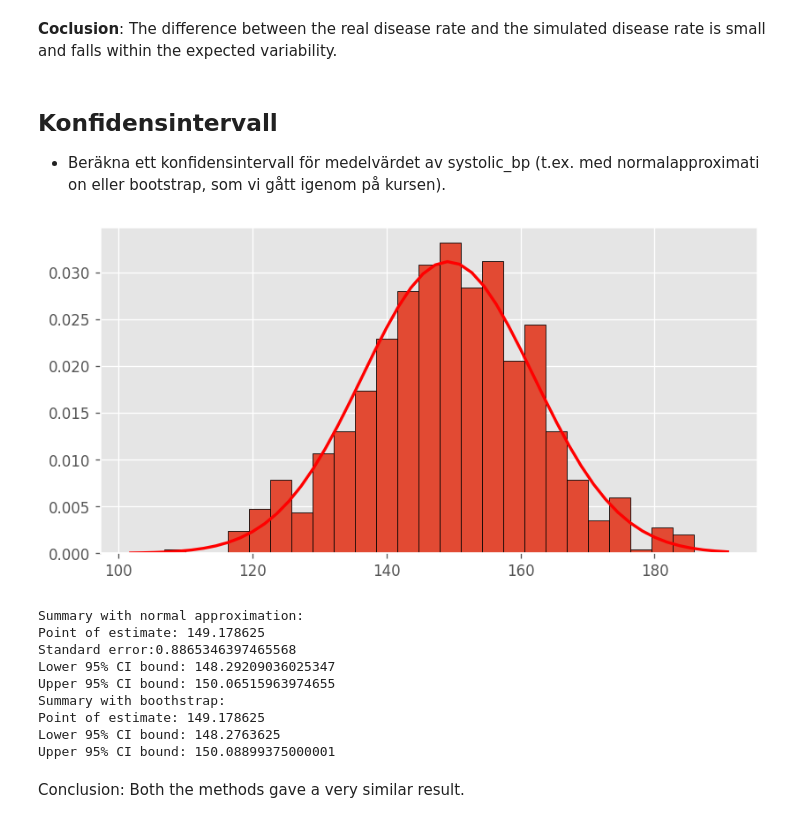
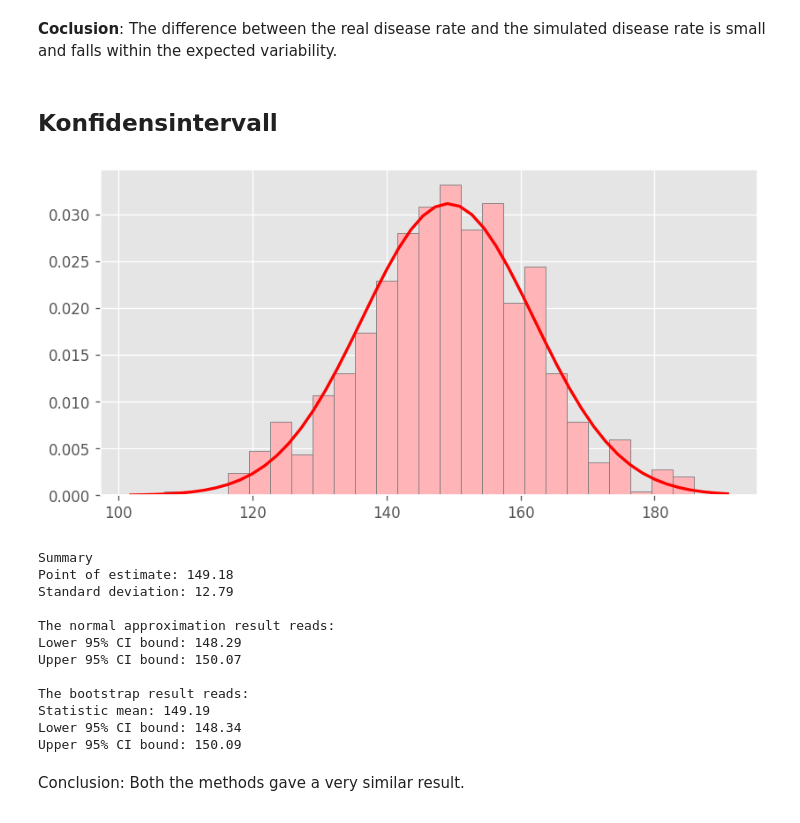
Before and after one commit to IreneGrisenti/health_study_project, a Jupyter notebook: notebook/health_analysis_part1.ipynb, the cells around one changed output. Cells and saved outputs as stored; diff of their text form; code cells hidden in the pictures.

```diff
--- a/notebook/health_analysis_part1.ipynb
+++ b/notebook/health_analysis_part1.ipynb
@@ -72,26 +72,29 @@ median  50.000   73.200  171.350      149.400        4.970
 min     18.000   33.700  144.400      106.800        2.500
 max     90.000  114.400  200.400      185.900        7.880
 # %%
+#ggplot palette: ['#E24A33', '#348ABD', '#988ED5', '#777777', '#FBC15E', '#8EBA42', '#FFB5B8']
+
 # Histogram: åldersfördelning efter kön
 fig1, (ax1, ax2) = plt.subplots(1, 2)
 fig1.suptitle("Understanding sample population", fontsize=17)
 
 for s, subset in df.groupby("sex"):
-    ax1.hist(subset["age"], bins=20, label=f"{s}", alpha=0.4)
+    ax1.hist(subset["age"], edgecolor="#777777", bins=20, label=f"{s}", alpha=0.4)
 ax1.set_title("Age distribution per gender")
 ax1.set_xlabel("Age")
-ax1.set_ylabel("Count")
+ax1.set_ylabel("Frequence")
 ax1.legend()
 
 # Stapeldiagram: andel rökare
 smoker_per = (df["smoker"].value_counts() / df["smoker"].count()) * 100
 
-ax2.bar(smoker_per.index, smoker_per.values, width=0.7, alpha=0.7)
+ax2.bar(smoker_per.index, smoker_per.values,
+        color="#FBC15E", width=0.7, alpha=0.7)
 ax2.set_title("Non-Smokers vs Smokers")
 ax2.set_xlabel("Smokers")
 ax2.set_ylabel("%")
 for i, v in enumerate(smoker_per.values):
-    ax2.text(i, v + 1, f"{v:.1f}%", ha='center')
+    ax2.text(i, v + 1, f"{v:.1f}%", ha="center")
 plt.tight_layout()
 plt.show()
 
@@ -100,7 +103,7 @@ fig2, (ax3, ax4) = plt.subplots(1, 2)
 fig2.suptitle("Checking health metrics", fontsize=17)
 
 df["bmi"] = df["weight"] / (df["height"] / 100)**2
-ax3.hist(df["bmi"], bins=20, alpha=0.7)
+ax3.hist(df["bmi"], color="#8EBA42", edgecolor="#777777", bins=20, alpha=0.7)
 ax3.set_title("BMI distribution")
 ax3.set_xlabel("BMI")
 ax3.set_ylabel("Frequency")
@@ -120,7 +123,8 @@ plt.show()
 fig3, (ax5, ax6) = plt.subplots(1, 2)
 fig3.suptitle("Exploring relationships", fontsize=17)
 
-ax5.scatter(df["age"], df["cholesterol"], alpha=0.5)
+ax5.scatter(df["age"], df["cholesterol"], color="#988ED5", edgecolor="#777777", alpha=0.4)
+ax5.set_title("Age vs Cholesterol")
 ax5.set_xlabel("Age")
 ax5.set_ylabel("Cholesterol level")
 
@@ -168,37 +172,34 @@ Simulated disease rate: 5.60%.
 The difference between the real disease rate and the simulated disease rate is small and falls within the expected variability.
 # %% [markdown]
 ## Konfidensintervall
-
-- Beräkna ett konfidensintervall för medelvärdet av systolic_bp (t.ex. med normalapproximation eller bootstrap, som vi gått igenom på kursen).
 # %%
 # Is it really normally distributed?
 systolic_bp = df["systolic_bp"]
 def normal_pdf(x, m, s):
     x = np.asanyarray(x, dtype=float)
     if s <= 0 or not np.isfinite(s):
         raise ValueError("s has to be a positive and finite number")
 
     norm = 1.0 / (s * np.sqrt(2.0 * np.pi))
     z = (x - m) / s
     y = norm * np.exp(-0.5 * z**2)
     return y
 
 x_support = np.linspace(systolic_bp.min()-5, systolic_bp.max()+5)
 
 fix, ax = plt.subplots(figsize=(8,4))
-ax.hist(systolic_bp, bins=25, edgecolor="black", density=True)
+ax.hist(systolic_bp, bins=25, color="#FFB5B8", edgecolor="#777777", density=True)
 
 m = np.mean(systolic_bp)
 s = np.std(systolic_bp, ddof=1)
 
 ax.plot(x_support, normal_pdf(x_support, m, s), color="red", lw=2, label="Normal (med vårt medel och std)")
 plt.show()
 
 # Yep, it is
 # %% [output]
-[figure, old version]
+[figure, new version]
 # %%
-
 systolic_bp = np.array(df["systolic_bp"], dtype=float)
 confidence = 0.95
 m = np.mean(systolic_bp)
@@ -211,13 +212,6 @@ margin_error = z * (s / np.sqrt(n))
 lo = m - margin_error
 hi = m + margin_error
 
-print(f"Summary with normal approximation:\n"
-      f"Point of estimate: {m}\n"
-      f"Standard error:{margin_error}\n"
-      f"Lower 95% CI bound: {lo}\n"
-      f"Upper 95% CI bound: {hi}")
-# SHould I show an error bar?
-
 # Bootstrap
 B = 3000
 boot_means = np.empty(B)
@@ -226,23 +220,34 @@ for b in range(B):
     boot_means[b] = np.mean(boot_sample)
 
 alpha = (1 - confidence) / 2
+bmean = np.mean(boot_means)
 blo, bhi = np.percentile(boot_means, [100*alpha, 100*(1 - alpha)])
 
-print(f"Summary with boothstrap:\n"
-      f"Point of estimate: {m}\n"
-      f"Lower 95% CI bound: {blo}\n"
-      f"Upper 95% CI bound: {bhi}")
-# another graph?
+print(f"Summary\n"
+      f"Point of estimate: {m:.2f}\n"
+      f"Standard deviation: {s:.2f}\n"
+      f"\n"
+      f"The normal approximation result reads:\n"
+      f"Lower 95% CI bound: {lo:.2f}\n"
+      f"Upper 95% CI bound: {hi:.2f}\n"
+      f"\n"
+      f"The bootstrap result reads:\n"
+      f"Statistic mean: {bmean:.2f}\n"
+      f"Lower 95% CI bound: {blo:.2f}\n"
+      f"Upper 95% CI bound: {bhi:.2f}")
 # %% [output]
-Summary with normal approximation:
-Point of estimate: 149.178625
-Standard error:0.8865346397465568
-Lower 95% CI bound: 148.29209036025347
-Upper 95% CI bound: 150.06515963974655
-Summary with boothstrap:
-Point of estimate: 149.178625
-Lower 95% CI bound: 148.2763625
-Upper 95% CI bound: 150.08899375000001
+Summary
+Point of estimate: 149.18
+Standard deviation: 12.79
+
+The normal approximation result reads:
+Lower 95% CI bound: 148.29
+Upper 95% CI bound: 150.07
+
+The bootstrap result reads:
+Statistic mean: 149.19
+Lower 95% CI bound: 148.34
+Upper 95% CI bound: 150.09
 # %% [markdown]
 Conclusion:
 Both the methods gave a very similar result.
```
Also changed, not shown: parts of 3 cells of this notebook.
